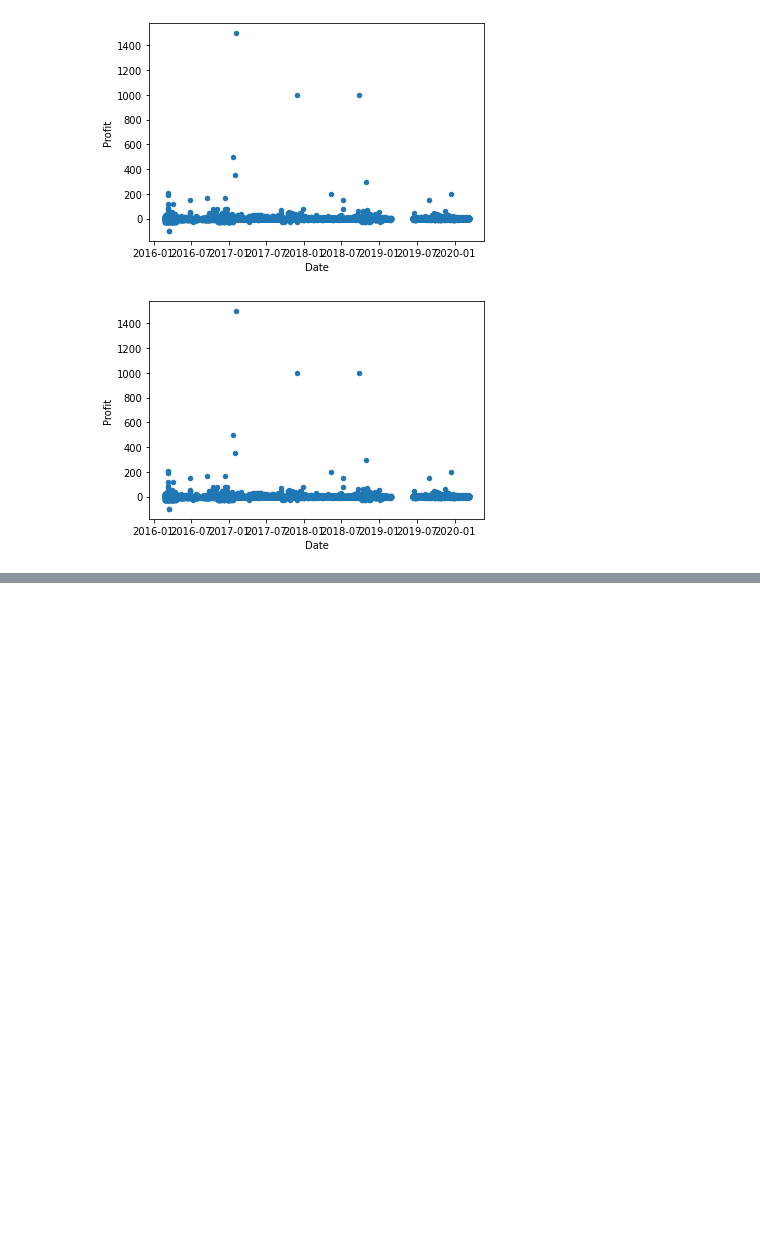
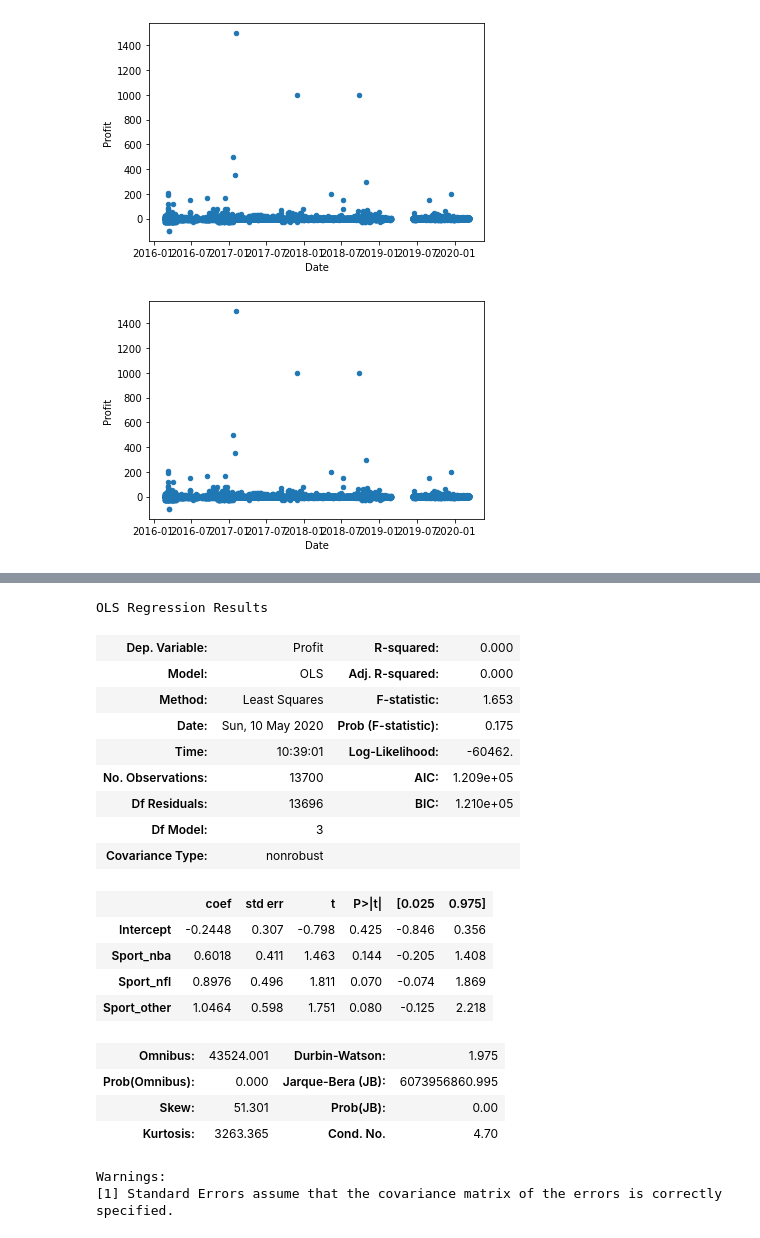
Before and after one commit to triolinho/verbose-octo-sniffle, a Jupyter notebook: fanduel_notebook.ipynb, the cells around one changed output, grey strips where cells are left out. Saved outputs shown, nothing was run; the diff lists cells and outputs as text; code cells hidden in the pictures; blank space fills up the shorter version.

```diff
--- a/fanduel_notebook.ipynb
+++ b/fanduel_notebook.ipynb
@@ -560,0 +549,25 @@ abline_plot(model_results=fd_reg_simple2, ax=ax)
+# %%
+fd_reg_simple3 = ols(formula= "Profit~Sport_nba+Sport_nfl+Sport_other", data=fd_df_2).fit()
+fd_reg_simple3.summary()
+# %% [output]
+OLS Regression Results
+| Dep. Variable: | Profit | R-squared: | 0.000 |
+| Model: | OLS | Adj. R-squared: | 0.000 |
+| Method: | Least Squares | F-statistic: | 1.653 |
+| Date: | Sun, 10 May 2020 | Prob (F-statistic): | 0.175 |
+| Time: | 10:39:01 | Log-Likelihood: | -60462. |
+| No. Observations: | 13700 | AIC: | 1.209e+05 |
+| Df Residuals: | 13696 | BIC: | 1.210e+05 |
+| Df Model: | 3 |  |  |
+| Covariance Type: | nonrobust |  |  |
+|  | coef | std err | t | P>|t| | [0.025 | 0.975] |
+| Intercept | -0.2448 | 0.307 | -0.798 | 0.425 | -0.846 | 0.356 |
+| Sport_nba | 0.6018 | 0.411 | 1.463 | 0.144 | -0.205 | 1.408 |
+| Sport_nfl | 0.8976 | 0.496 | 1.811 | 0.070 | -0.074 | 1.869 |
+| Sport_other | 1.0464 | 0.598 | 1.751 | 0.080 | -0.125 | 2.218 |
+| Omnibus: | 43524.001 | Durbin-Watson: | 1.975 |
+| Prob(Omnibus): | 0.000 | Jarque-Bera (JB): | 6073956860.995 |
+| Skew: | 51.301 | Prob(JB): | 0.00 |
+| Kurtosis: | 3263.365 | Cond. No. | 4.70 |
+Warnings:
+[1] Standard Errors assume that the covariance matrix of the errors is correctly specified.
```
Also changed, not shown: parts of 5 cells of this notebook, 3 other files.
